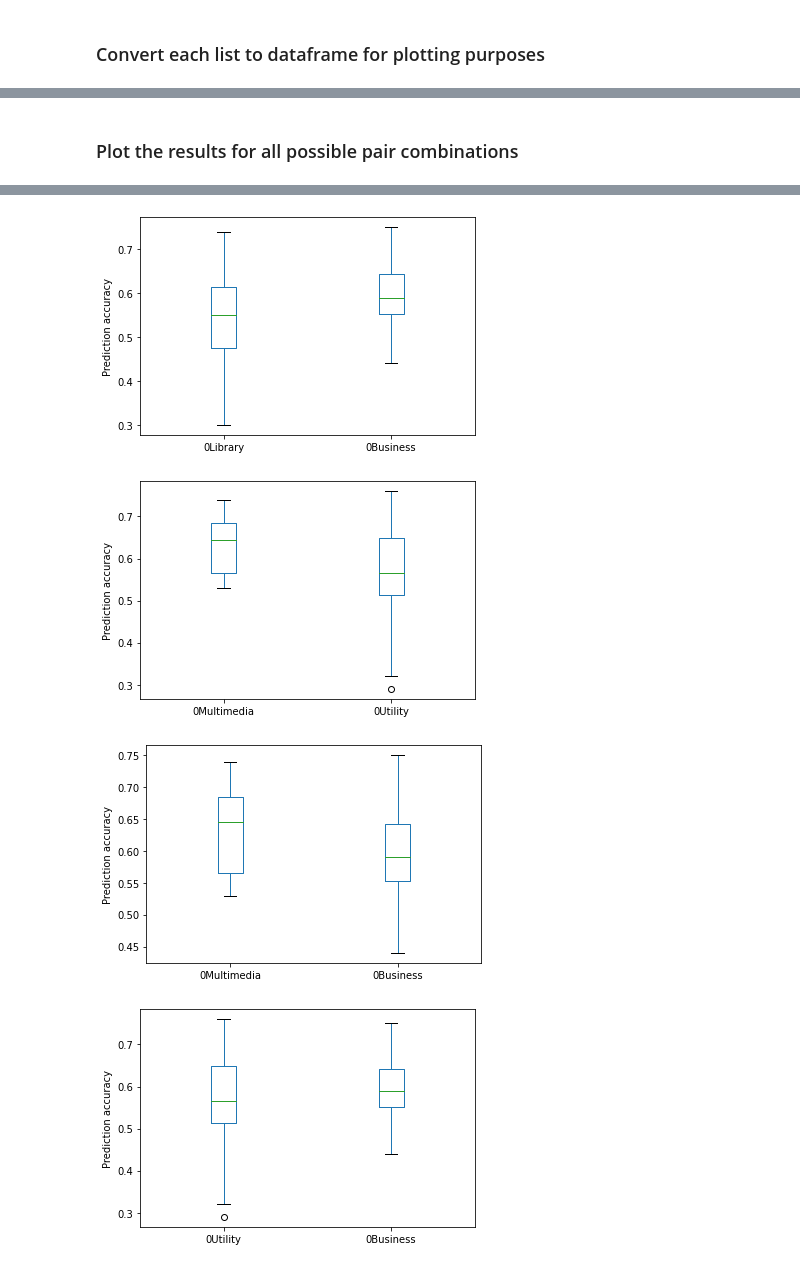
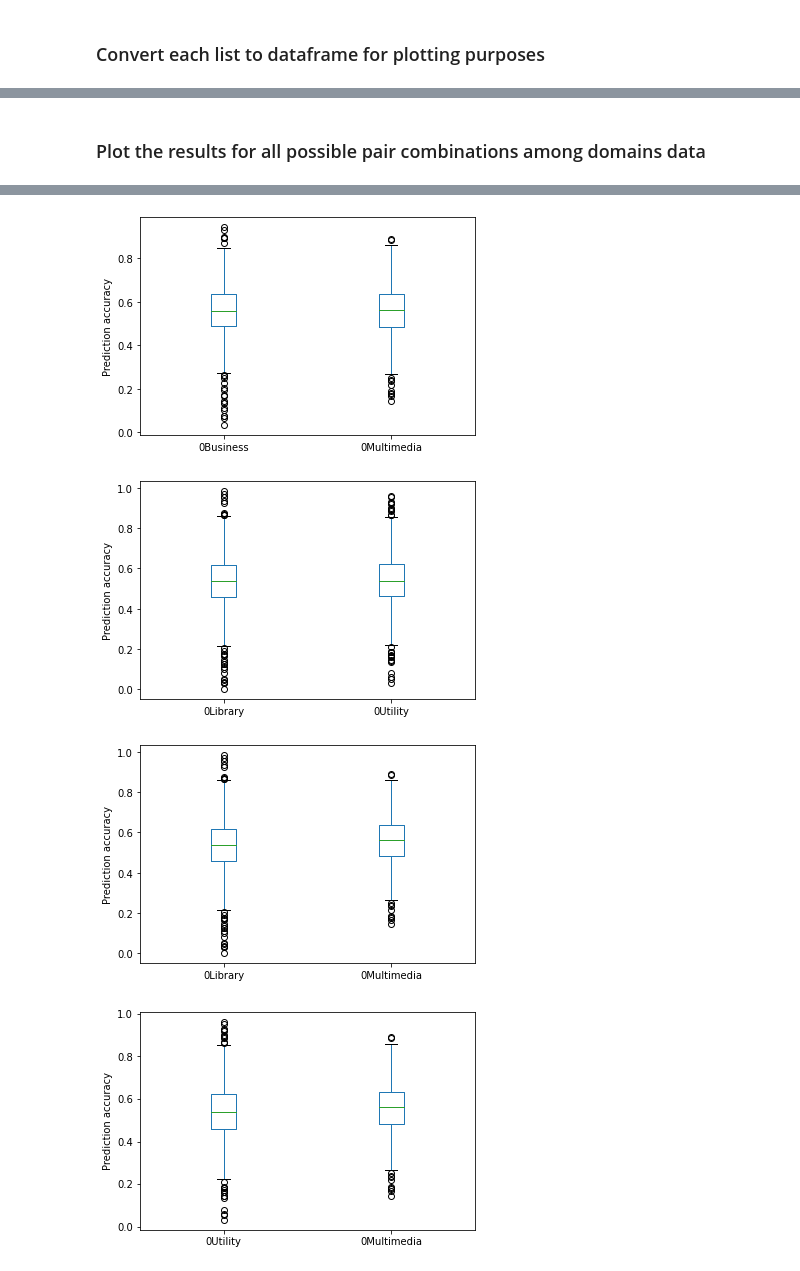
Before and after one commit to nablo1/cpdp-appendix, a Jupyter notebook: scripts/statistical_testing.ipynb, the cells around one changed output, grey strips where cells are left out. Drawn from its saved outputs; the diff is of its cells as text; code cells hidden in the pictures.

Commit message:
Perform statistical tests for size and domains groups

```diff
--- a/scripts/statistical_testing.ipynb
+++ b/scripts/statistical_testing.ipynb
@@ -28,0 +96,2 @@ lists_df = [library_df, multimedia_df, utility_df, business_df] # Include all da
+# %%
+result = mannwhitneyu(big, small)
@@ -31,10 +113,14 @@ lists_df = [library_df, multimedia_df, utility_df, business_df] # Include all da
+# %%
+domains = [business, library, utility, multimedia] # Include all lists in this parent list to iterate through it
+domains_names = ["Business", "Library", "Utility", "Multimedia"] # List of strings that holds the names. MUST BE IN THE SAME ORDER
+domains_plots = [business_plot, library_plot, utility_plot, multimedia_plot] # Include all dataframes in this list. MUST BE IN THE SAME ORDER
 # %%
-nr_lists = []
-for i in range(len(lists)):
-    nr_lists.append(i)
+nr_domains = []
+for i in range(len(domains)):
+    nr_domains.append(i)
 # %%
-pairs = list(itertools.combinations(nr_lists, 2))
+pairs = list(itertools.combinations(nr_domains, 2))
 for i in range(len(pairs)):
-    result = mannwhitneyu(lists[pairs[i][0]], lists[pairs[i][1]])
-    print("The p-value of the statistical significance test between",lists_names[pairs[i][0]], "and", lists_names[pairs[i][1]],"is:", result.pvalue, "\n")
+    result = mannwhitneyu(domains[pairs[i][0]], domains[pairs[i][1]])
+    print("The P-value of the statistical significance test between",domains_names[pairs[i][0]], "and", domains_names[pairs[i][1]],"is:", result.pvalue, "\n")
 # %% [output]
@@ -52,9 +138,9 @@ The p-value of the statistical significance test between Utility and Business is
 # %% [markdown]
-### Plot the results for all possible pair combinations
+### Plot the results for all possible pair combinations among domains data
 # %%
 for i in range(len(pairs)):
-    combined_df = lists_df[pairs[i][0]].join(lists_df[pairs[i][1]], lsuffix=lists_names[pairs[i][0]], rsuffix=lists_names[pairs[i][1]])
-    pb = combined_df.boxplot(column=['0' + lists_names[pairs[i][0]], '0' + lists_names[pairs[i][1]]], grid=False)
+    combined_df = domains_plots[pairs[i][0]].join(domains_plots[pairs[i][1]], lsuffix=domains_names[pairs[i][0]], rsuffix=domains_names[pairs[i][1]])
+    pb = combined_df.boxplot(column=['0' + domains_names[pairs[i][0]], '0' + domains_names[pairs[i][1]]], grid=False)
     pb.set_ylabel('Prediction accuracy')
     plt.show()
 # %% [output]
@@ -63,4 +149,4 @@ for i in range(len(pairs)):
-[figure, old version]
+[figure, new version]
-[figure, old version]
+[figure, new version]
-[figure, old version]
+[figure, new version]
-[figure, old version]
+[figure, new version]
```
Also changed, not shown: parts of 30 cells of this notebook.
